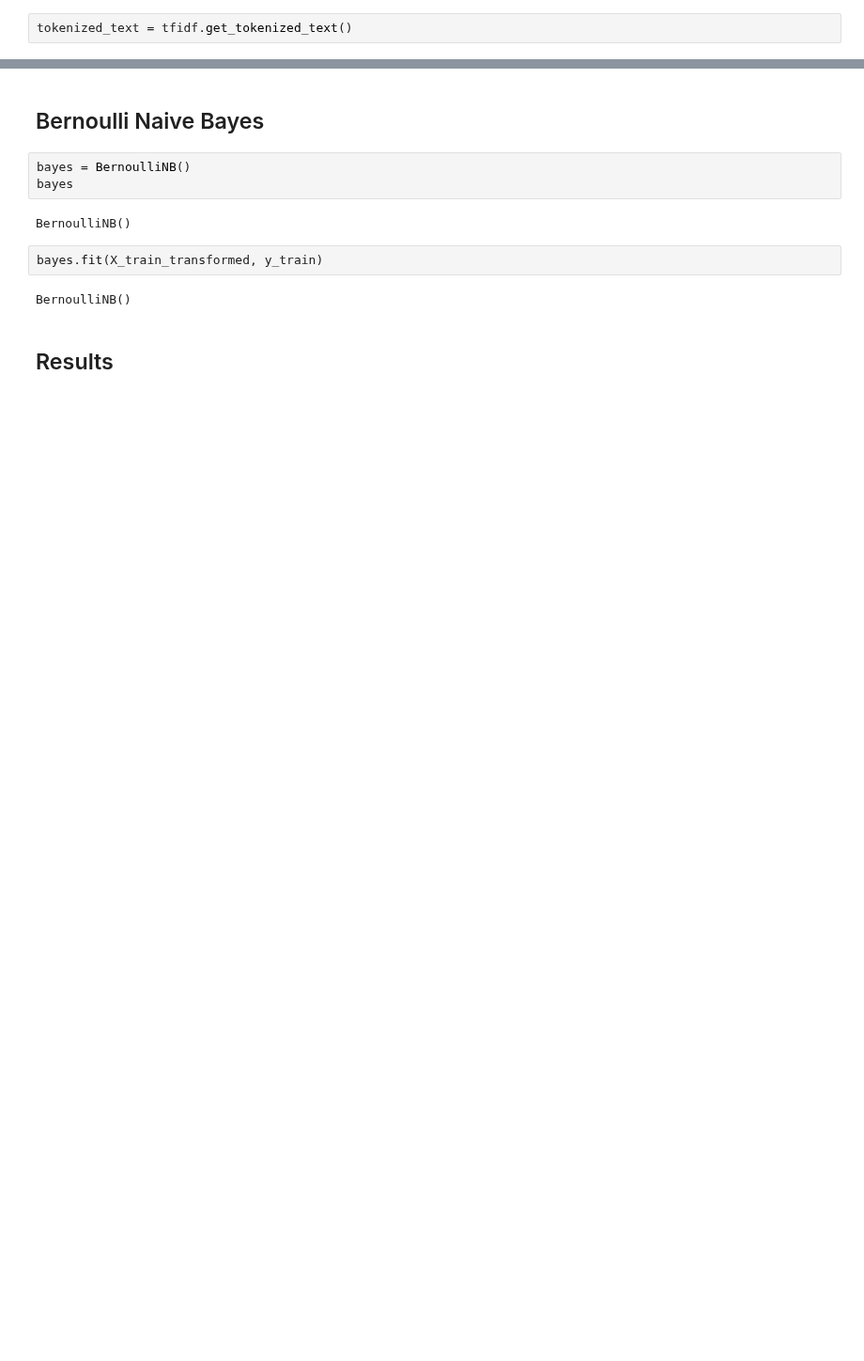
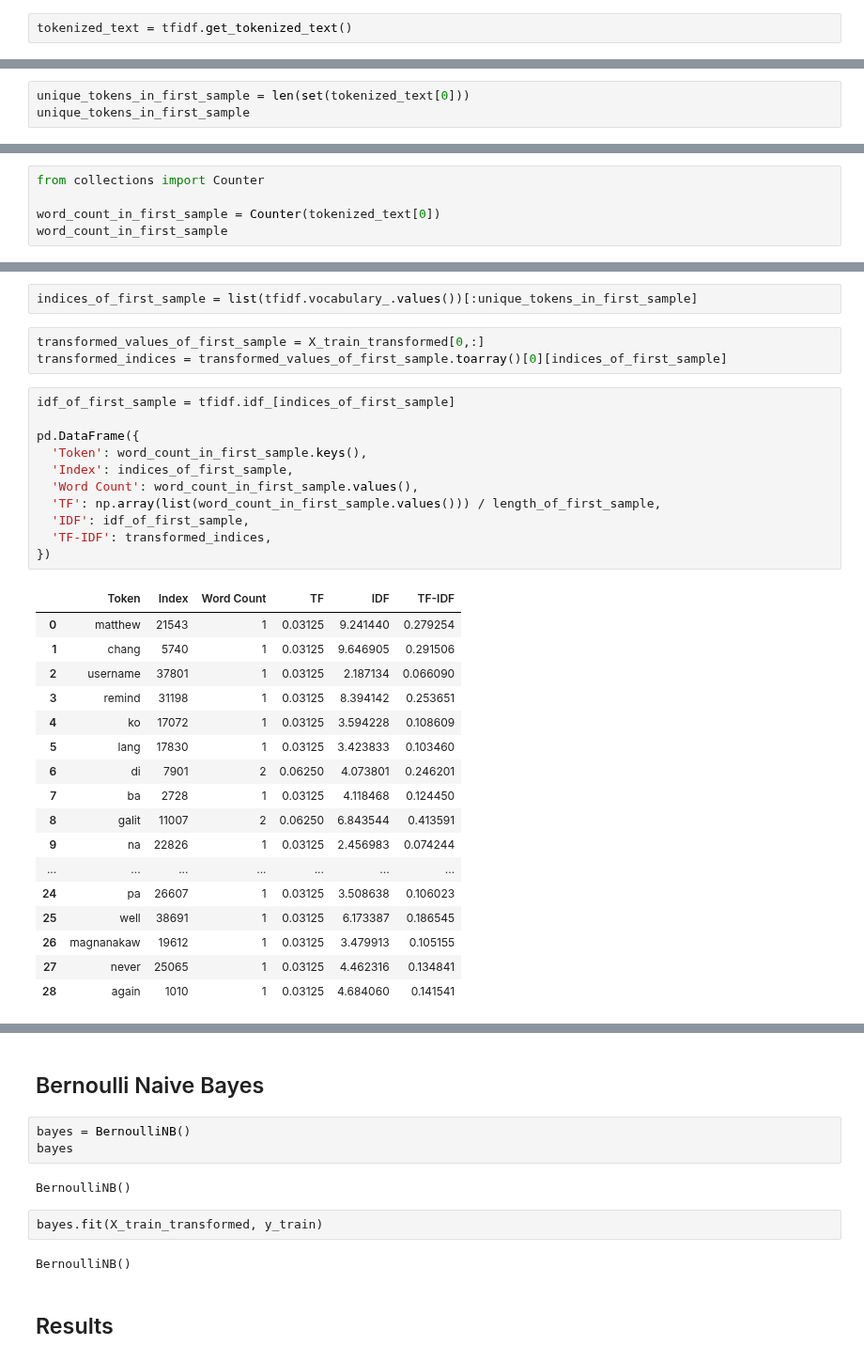
Before and after one commit to NateCross/tag-hate-elf, a Jupyter notebook: bayes_train.ipynb, the cells around one changed output, grey strips where cells are left out. Shown at 94% size. Cells and saved outputs as stored; diff of their text form; blank space fills up the shorter version.

```diff
--- a/bayes_train.ipynb
+++ b/bayes_train.ipynb
@@ -450,0 +307,3 @@ pd.DataFrame([tfidf.vocabulary_]).T.head(30)
+# %%
+unique_tokens_in_first_sample = len(set(tokenized_text[0]))
+unique_tokens_in_first_sample
@@ -450,0 +312,5 @@ pd.DataFrame([tfidf.vocabulary_]).T.head(30)
+# %%
+from collections import Counter
+
+word_count_in_first_sample = Counter(tokenized_text[0])
+word_count_in_first_sample
@@ -451,3 +335,37 @@ pd.DataFrame([tfidf.vocabulary_]).T.head(30)
+# %%
+indices_of_first_sample = list(tfidf.vocabulary_.values())[:unique_tokens_in_first_sample]
+# %%
+transformed_values_of_first_sample = X_train_transformed[0,:]
+transformed_indices = transformed_values_of_first_sample.toarray()[0][indices_of_first_sample]
+# %%
+idf_of_first_sample = tfidf.idf_[indices_of_first_sample]
+
+pd.DataFrame({
+  'Token': word_count_in_first_sample.keys(),
+  'Index': indices_of_first_sample,
+  'Word Count': word_count_in_first_sample.values(),
+  'TF': np.array(list(word_count_in_first_sample.values())) / length_of_first_sample,
+  'IDF': idf_of_first_sample,
+  'TF-IDF': transformed_indices,
+})
+# %% [output]
+|  | Token | Index | Word Count | TF | IDF | TF-IDF |
+| 0 | matthew | 21543 | 1 | 0.03125 | 9.241440 | 0.279254 |
+| 1 | chang | 5740 | 1 | 0.03125 | 9.646905 | 0.291506 |
+| 2 | username | 37801 | 1 | 0.03125 | 2.187134 | 0.066090 |
+| 3 | remind | 31198 | 1 | 0.03125 | 8.394142 | 0.253651 |
+| 4 | ko | 17072 | 1 | 0.03125 | 3.594228 | 0.108609 |
+| 5 | lang | 17830 | 1 | 0.03125 | 3.423833 | 0.103460 |
+| 6 | di | 7901 | 2 | 0.06250 | 4.073801 | 0.246201 |
+| 7 | ba | 2728 | 1 | 0.03125 | 4.118468 | 0.124450 |
+| 8 | galit | 11007 | 2 | 0.06250 | 6.843544 | 0.413591 |
+| 9 | na | 22826 | 1 | 0.03125 | 2.456983 | 0.074244 |
+| ... | ... | ... | ... | ... | ... | ... |
+| 24 | pa | 26607 | 1 | 0.03125 | 3.508638 | 0.106023 |
+| 25 | well | 38691 | 1 | 0.03125 | 6.173387 | 0.186545 |
+| 26 | magnanakaw | 19612 | 1 | 0.03125 | 3.479913 | 0.105155 |
+| 27 | never | 25065 | 1 | 0.03125 | 4.462316 | 0.134841 |
+| 28 | again | 1010 | 1 | 0.03125 | 4.684060 | 0.141541 |
 # %%
 print(X_train_transformed[:20])
 # %% [output]
```
Also changed, not shown: parts of 29 cells of this notebook, 1 other file.
